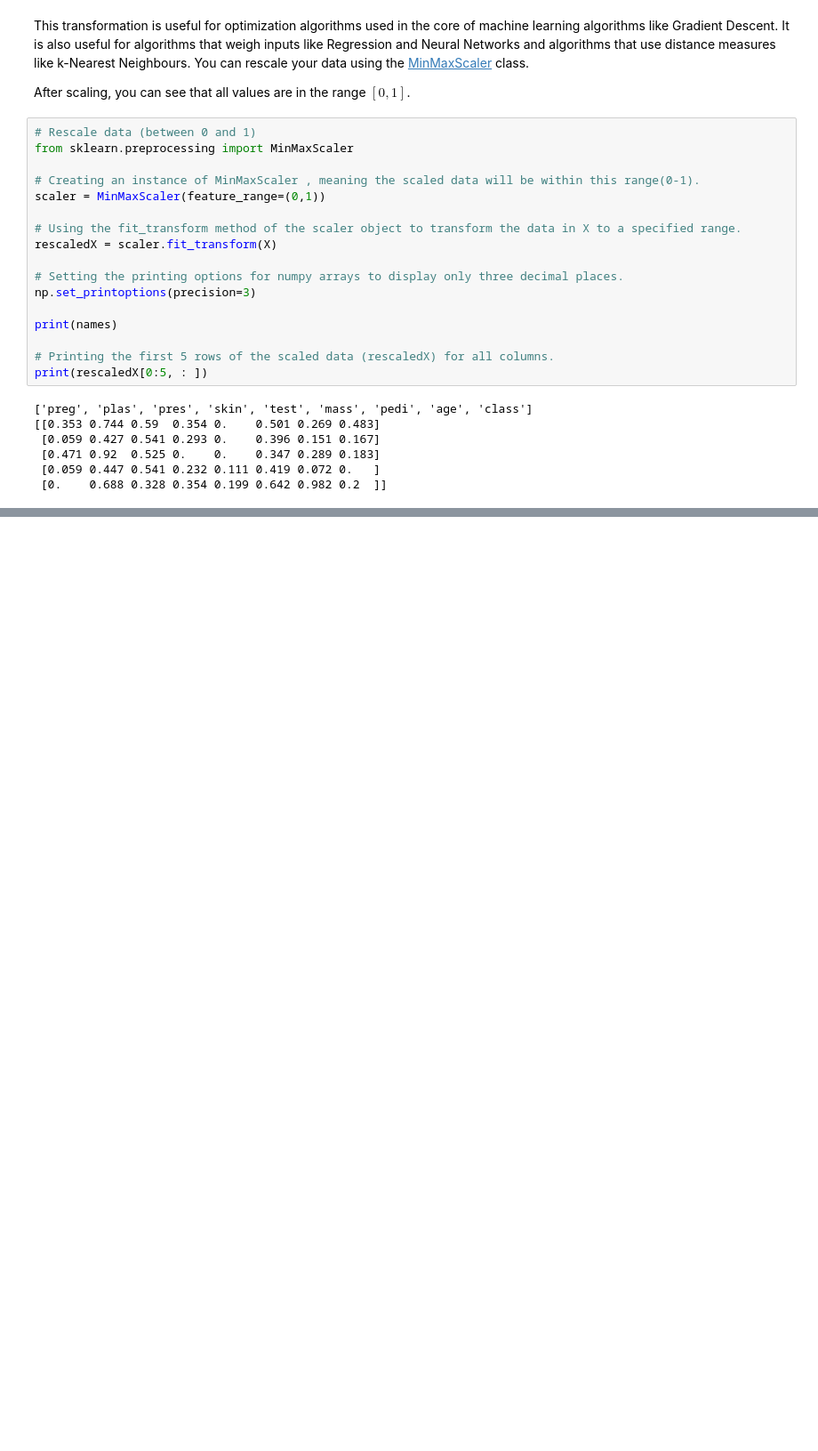
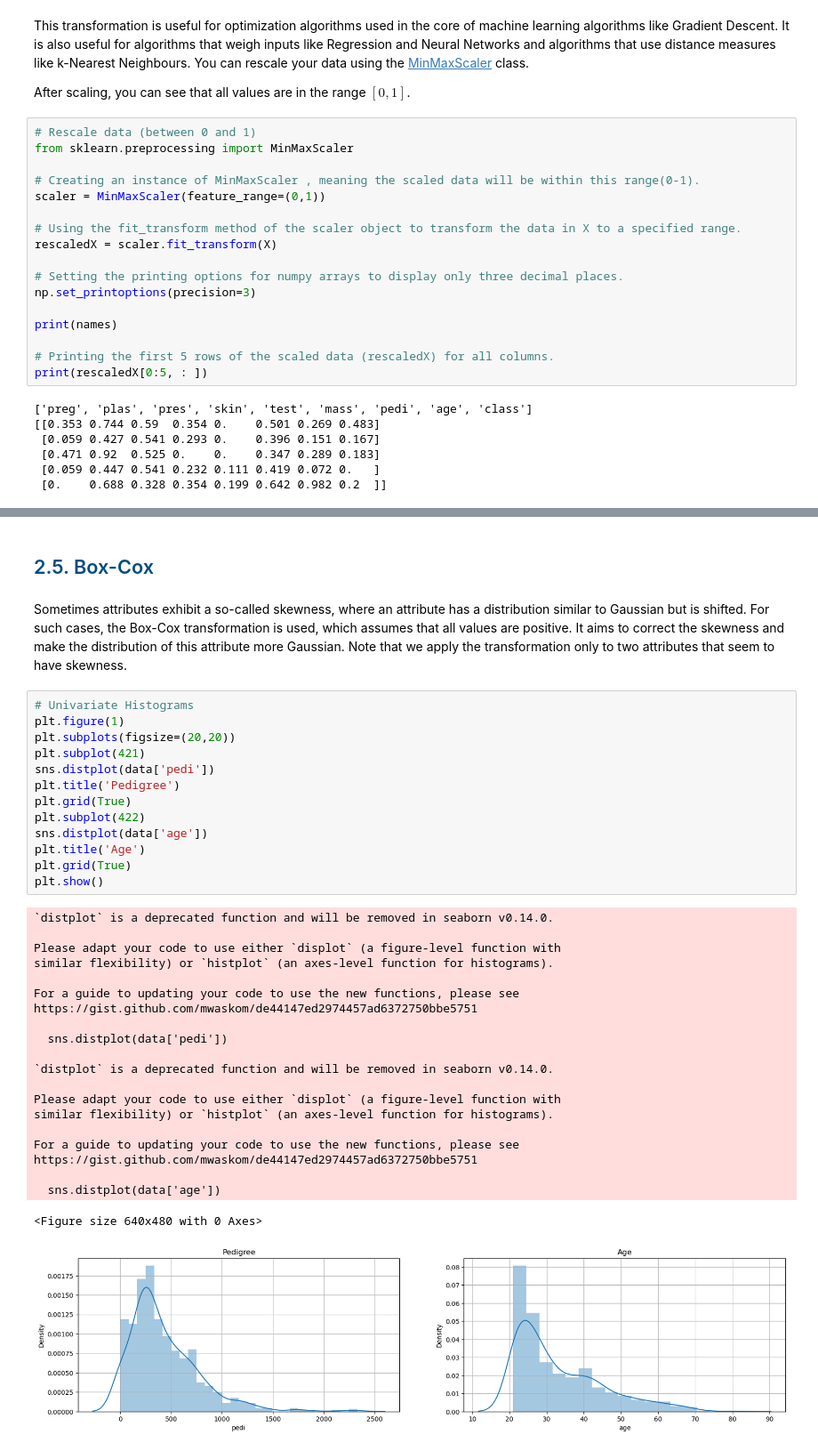
Before and after one commit to JonatanBadillo/Data-Science-with-Python, a Jupyter notebook: 3. Data Processing/3.2. Data Transformation .ipynb, the cells around one changed output, grey strips where cells are left out. Shown at 89% size. Saved outputs shown, nothing was run; the diff lists cells and outputs as text; blank space fills up the shorter version.

```diff
--- a/3. Data Processing/3.2. Data Transformation .ipynb
+++ b/3. Data Processing/3.2. Data Transformation .ipynb
@@ -167,0 +175,40 @@ print(rescaledX[0:5, : ])
+# %% [markdown]
+<a id="section25"></a>
+## <font color="#004D7F"> 2.5. Box-Cox</font>
+# %% [markdown]
+Sometimes attributes exhibit a so-called skewness, where an attribute has a distribution similar to Gaussian but is shifted. For such cases, the Box-Cox transformation is used, which assumes that all values are positive. It aims to correct the skewness and make the distribution of this attribute more Gaussian. Note that we apply the transformation only to two attributes that seem to have skewness.
+# %%
+# Univariate Histograms
+plt.figure(1)
+plt.subplots(figsize=(20,20))
+plt.subplot(421)
+sns.distplot(data['pedi'])
+plt.title('Pedigree')
+plt.grid(True)
+plt.subplot(422)
+sns.distplot(data['age'])
+plt.title('Age')
+plt.grid(True)
+plt.show()
+# %% [output]
+`distplot` is a deprecated function and will be removed in seaborn v0.14.0.
+
+Please adapt your code to use either `displot` (a figure-level function with
+similar flexibility) or `histplot` (an axes-level function for histograms).
+
+For a guide to updating your code to use the new functions, please see
+https://gist.github.com/mwaskom/de44147ed2974457ad6372750bbe5751
+
+  sns.distplot(data['pedi'])
+
+`distplot` is a deprecated function and will be removed in seaborn v0.14.0.
+
+Please adapt your code to use either `displot` (a figure-level function with
+similar flexibility) or `histplot` (an axes-level function for histograms).
+
+For a guide to updating your code to use the new functions, please see
+https://gist.github.com/mwaskom/de44147ed2974457ad6372750bbe5751
+
+  sns.distplot(data['age'])
+<Figure size 640x480 with 0 Axes>
+[figure, added]
```
Also changed, not shown: parts of 20 cells of this notebook.
